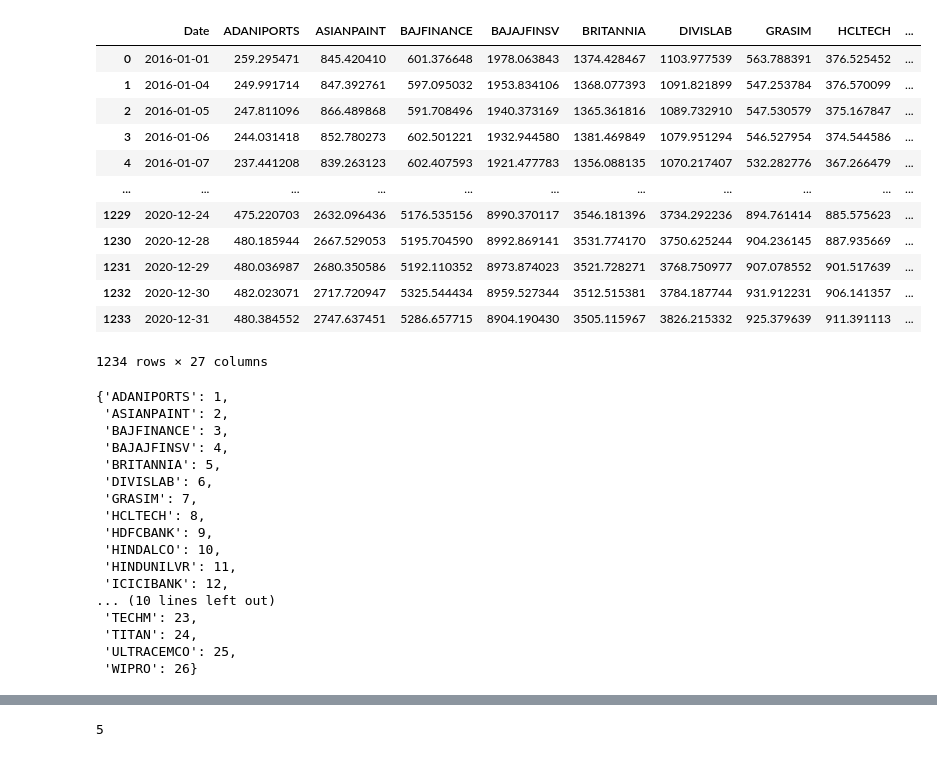
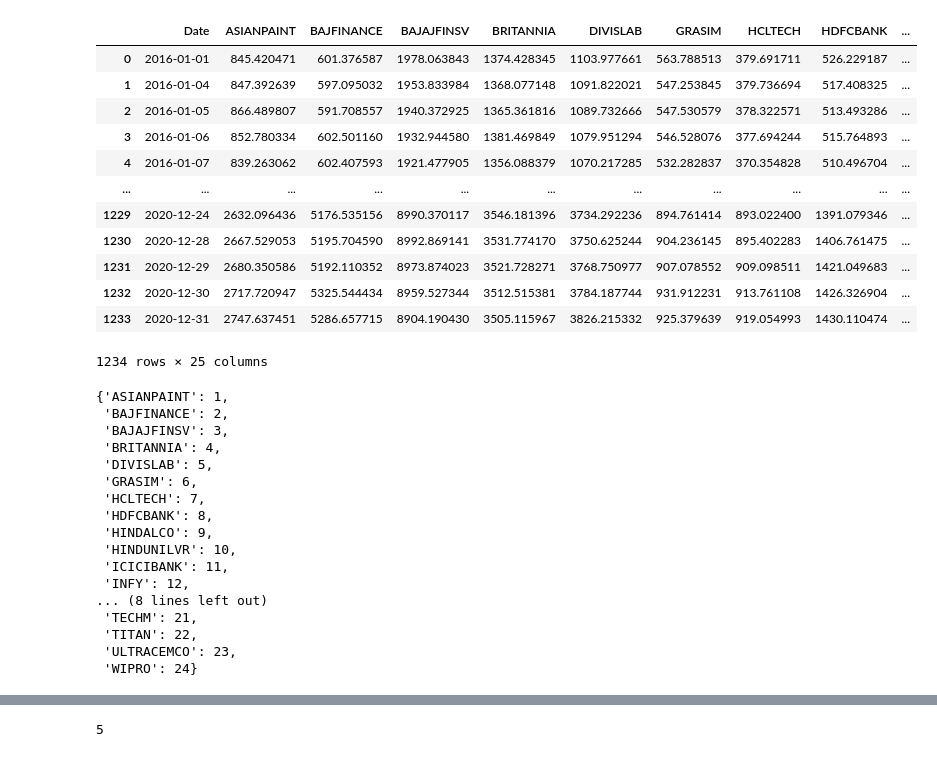
Before and after one commit to BobbyDazzlar/EquityPortfolio, a Jupyter notebook: OneDrive_2021-09-24/Final Year Project Drive/codes_2022/Static weight window/PSO/Static_sliding_PSO.ipynb, the cells around one changed output, grey strips where cells are left out. Saved outputs shown, nothing was run; the diff lists cells and outputs as text; code cells hidden in the pictures.

```diff
--- a/OneDrive_2021-09-24/Final Year Project Drive/codes_2022/Static weight window/PSO/Static_sliding_PSO.ipynb
+++ b/OneDrive_2021-09-24/Final Year Project Drive/codes_2022/Static weight window/PSO/Static_sliding_PSO.ipynb
@@ -4,29 +4,29 @@ import numpy as np
 import random
 import optuna
 # %%
-df=pd.read_csv("n50_filtered_1_march.csv",parse_dates=['Date'],index_col='Date')  #Importing Dataset
+df=pd.read_csv("n50.csv",parse_dates=['Date'],index_col='Date')  #Importing Dataset
 df = df.loc["2016-01-01" :"2020-12-31" ]   #Since 2016-01-01, 5y(1234rows till 2020-12-31)
 tdf=df.copy()                  #deep copy
 df.reset_index(drop=True, inplace=True)
 col=list(df.columns)
 tdf.shape
 df1=tdf.reset_index()
 df1=pd.DataFrame(df1)
 df1
 # %% [output]
-|  | Date | ADANIPORTS | ASIANPAINT | BAJFINANCE | BAJAJFINSV | BRITANNIA | DIVISLAB | GRASIM | HCLTECH | ... |
-| 0 | 2016-01-01 | 259.295471 | 845.420410 | 601.376648 | 1978.063843 | 1374.428467 | 1103.977539 | 563.788391 | 376.525452 | ... |
-| 1 | 2016-01-04 | 249.991714 | 847.392761 | 597.095032 | 1953.834106 | 1368.077393 | 1091.821899 | 547.253784 | 376.570099 | ... |
-| 2 | 2016-01-05 | 247.811096 | 866.489868 | 591.708496 | 1940.373169 | 1365.361816 | 1089.732910 | 547.530579 | 375.167847 | ... |
-| 3 | 2016-01-06 | 244.031418 | 852.780273 | 602.501221 | 1932.944580 | 1381.469849 | 1079.951294 | 546.527954 | 374.544586 | ... |
-| 4 | 2016-01-07 | 237.441208 | 839.263123 | 602.407593 | 1921.477783 | 1356.088135 | 1070.217407 | 532.282776 | 367.266479 | ... |
+|  | Date | ASIANPAINT | BAJFINANCE | BAJAJFINSV | BRITANNIA | DIVISLAB | GRASIM | HCLTECH | HDFCBANK | ... |
+| 0 | 2016-01-01 | 845.420471 | 601.376587 | 1978.063843 | 1374.428345 | 1103.977661 | 563.788513 | 379.691711 | 526.229187 | ... |
+| 1 | 2016-01-04 | 847.392639 | 597.095032 | 1953.833984 | 1368.077148 | 1091.822021 | 547.253845 | 379.736694 | 517.408325 | ... |
+| 2 | 2016-01-05 | 866.489807 | 591.708557 | 1940.372925 | 1365.361816 | 1089.732666 | 547.530579 | 378.322571 | 513.493286 | ... |
+| 3 | 2016-01-06 | 852.780334 | 602.501160 | 1932.944580 | 1381.469849 | 1079.951294 | 546.528076 | 377.694244 | 515.764893 | ... |
+| 4 | 2016-01-07 | 839.263062 | 602.407593 | 1921.477905 | 1356.088379 | 1070.217285 | 532.282837 | 370.354828 | 510.496704 | ... |
 | ... | ... | ... | ... | ... | ... | ... | ... | ... | ... | ... |
-| 1229 | 2020-12-24 | 475.220703 | 2632.096436 | 5176.535156 | 8990.370117 | 3546.181396 | 3734.292236 | 894.761414 | 885.575623 | ... |
-| 1230 | 2020-12-28 | 480.185944 | 2667.529053 | 5195.704590 | 8992.869141 | 3531.774170 | 3750.625244 | 904.236145 | 887.935669 | ... |
-| 1231 | 2020-12-29 | 480.036987 | 2680.350586 | 5192.110352 | 8973.874023 | 3521.728271 | 3768.750977 | 907.078552 | 901.517639 | ... |
-| 1232 | 2020-12-30 | 482.023071 | 2717.720947 | 5325.544434 | 8959.527344 | 3512.515381 | 3784.187744 | 931.912231 | 906.141357 | ... |
-| 1233 | 2020-12-31 | 480.384552 | 2747.637451 | 5286.657715 | 8904.190430 | 3505.115967 | 3826.215332 | 925.379639 | 911.391113 | ... |
+| 1229 | 2020-12-24 | 2632.096436 | 5176.535156 | 8990.370117 | 3546.181396 | 3734.292236 | 894.761414 | 893.022400 | 1391.079346 | ... |
+| 1230 | 2020-12-28 | 2667.529053 | 5195.704590 | 8992.869141 | 3531.774170 | 3750.625244 | 904.236145 | 895.402283 | 1406.761475 | ... |
+| 1231 | 2020-12-29 | 2680.350586 | 5192.110352 | 8973.874023 | 3521.728271 | 3768.750977 | 907.078552 | 909.098511 | 1421.049683 | ... |
+| 1232 | 2020-12-30 | 2717.720947 | 5325.544434 | 8959.527344 | 3512.515381 | 3784.187744 | 931.912231 | 913.761108 | 1426.326904 | ... |
+| 1233 | 2020-12-31 | 2747.637451 | 5286.657715 | 8904.190430 | 3505.115967 | 3826.215332 | 925.379639 | 919.054993 | 1430.110474 | ... |
-1234 rows × 27 columns
+1234 rows × 25 columns
 # %%
 df1=list(df1.iloc[-1:])[1:]
 stock_names={}
@@ -34,21 +34,21 @@ for i in range(len(df1)):
     stock_names[df1 [i]]=i+1
 stock_names
 # %% [output]
-{'ADANIPORTS': 1,
- 'ASIANPAINT': 2,
- 'BAJFINANCE': 3,
- 'BAJAJFINSV': 4,
- 'BRITANNIA': 5,
- 'DIVISLAB': 6,
- 'GRASIM': 7,
- 'HCLTECH': 8,
- 'HDFCBANK': 9,
- 'HINDALCO': 10,
- 'HINDUNILVR': 11,
- 'ICICIBANK': 12,
-... (10 lines left out)
- 'TECHM': 23,
- 'TITAN': 24,
- 'ULTRACEMCO': 25,
- 'WIPRO': 26}
+{'ASIANPAINT': 1,
+ 'BAJFINANCE': 2,
+ 'BAJAJFINSV': 3,
+ 'BRITANNIA': 4,
+ 'DIVISLAB': 5,
+ 'GRASIM': 6,
+ 'HCLTECH': 7,
+ 'HDFCBANK': 8,
+ 'HINDALCO': 9,
+ 'HINDUNILVR': 10,
+ 'ICICIBANK': 11,
+ 'INFY': 12,
+... (8 lines left out)
+ 'TECHM': 21,
+ 'TITAN': 22,
+ 'ULTRACEMCO': 23,
+ 'WIPRO': 24}
 # %%
```
Also changed, not shown: parts of 9 cells of this notebook, 21 other files.
